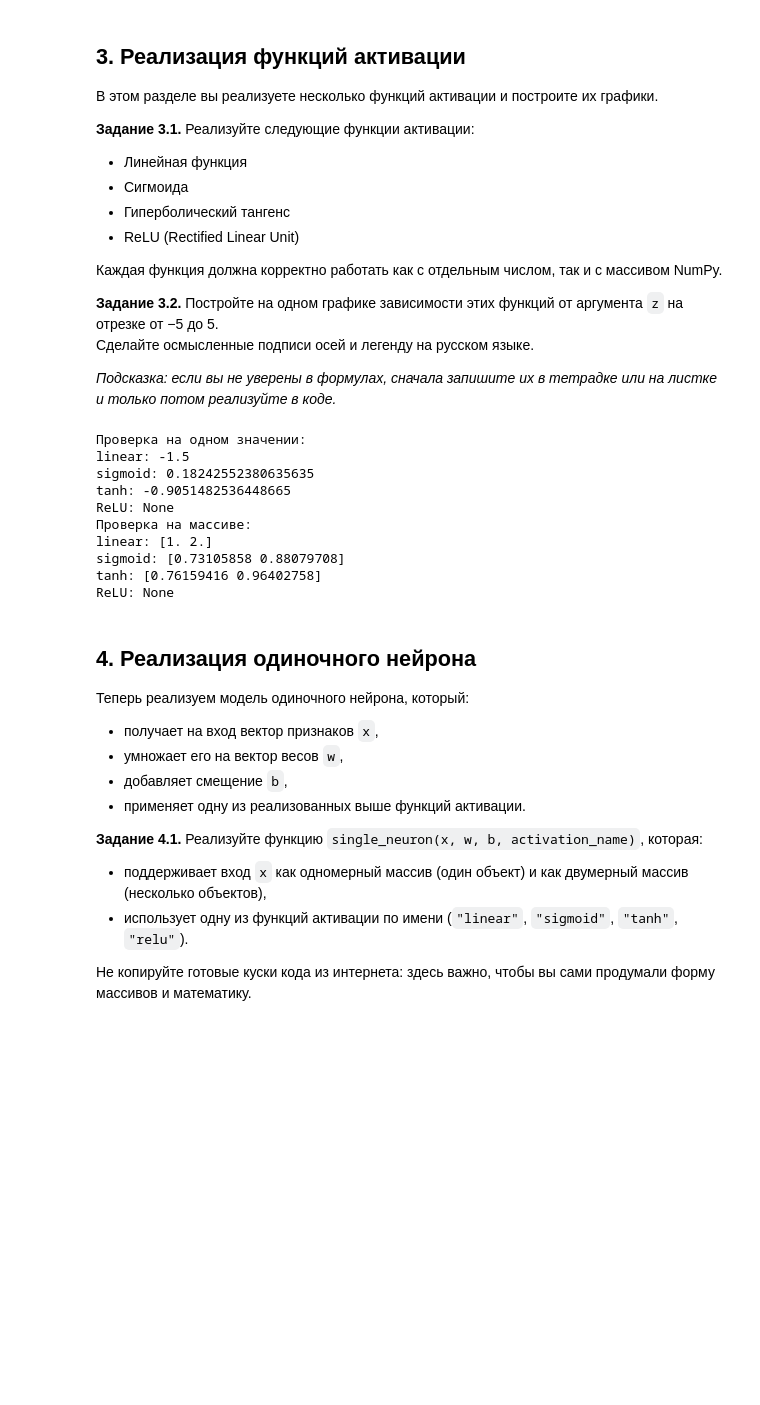
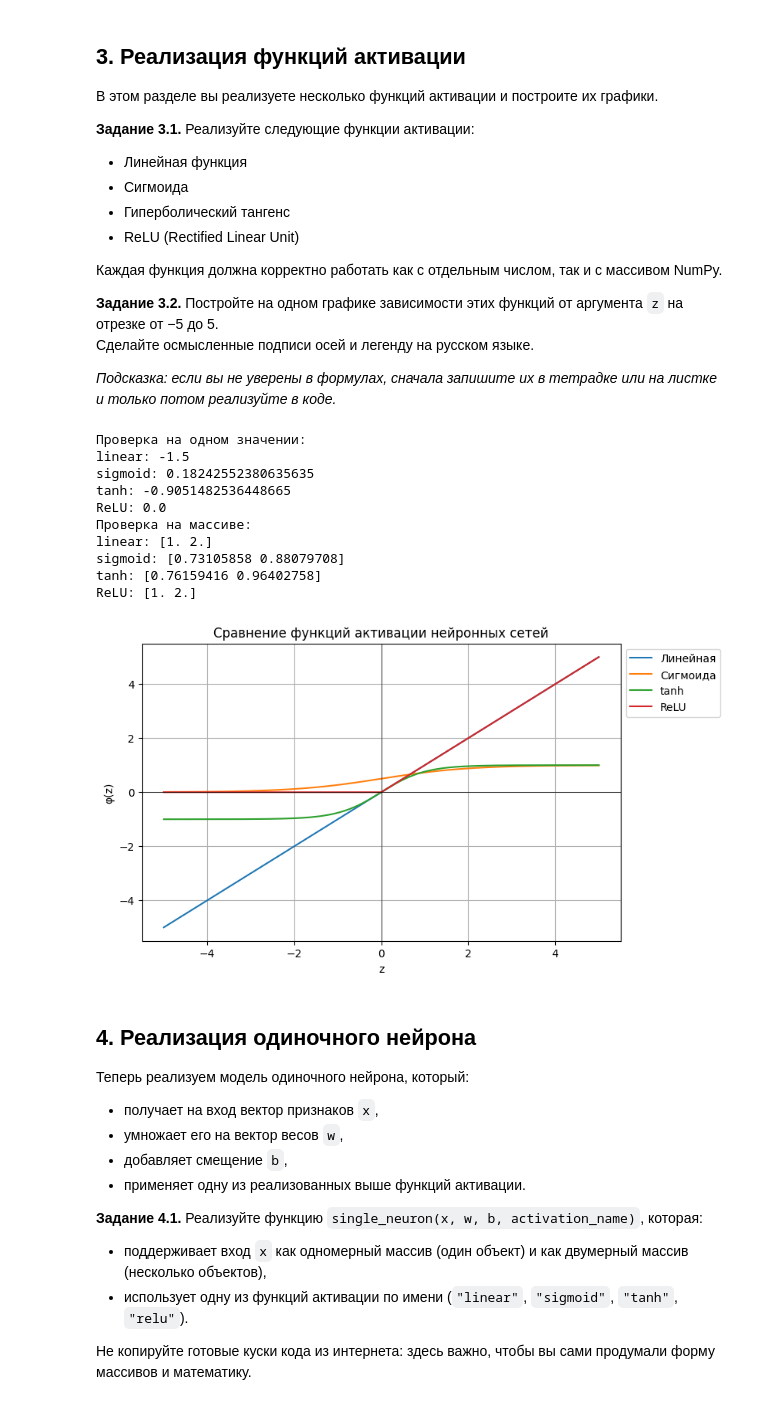
Before and after one commit to PashaArtemev/AIEducationVUZ, a Jupyter notebook: lab1_task_KII.ipynb, the cells around one changed output. Drawn from its saved outputs; the diff is of its cells as text; code cells hidden in the pictures; blank space fills up the shorter version.

```diff
--- a/lab1_task_KII.ipynb
+++ b/lab1_task_KII.ipynb
@@ -120,19 +120,28 @@ def activation_linear(z):
     return z
 
 def activation_sigmoid(z):
-    """Сигмоида."""
+    """Сигмоида.
+    1 / (1 + e^(-z))
+    (0; 1)
+    """
     # TODO: реализуйте сигмоидную функцию
     return 1 / (1 + np.exp(-z))
 
 def activation_tanh(z):
-    """Гиперболический тангенс."""
+    """Гиперболический тангенс.
+    (e^z - e^(-z)) / (e^z + e^(-z))
+    (-1; 1)
+    """
     # TODO: реализуйте tanh через np.tanh
     return np.tanh(z)
 
 def activation_relu(z):
-    """Функция ReLU."""
-    # TODO: реализуйте ReLU через np.maximum
-    np.maximum(0, z)
+    """Функция ReLU.
+    max(0, z)
+    [0; +inf]
+    """
+    z = np.array(z)
+    return np.maximum(0, z)
 
 # Простейшая самопроверка на одном числе
 test_value = -1.5
@@ -154,31 +163,38 @@ print("ReLU:", activation_relu(test_array))
 linear: -1.5
 sigmoid: 0.18242552380635635
 tanh: -0.9051482536448665
-ReLU: None
+ReLU: 0.0
 Проверка на массиве:
 linear: [1. 2.]
 sigmoid: [0.73105858 0.88079708]
 tanh: [0.76159416 0.96402758]
-ReLU: None
+ReLU: [1. 2.]
 # %%
 # ПОСТРОЙКА ГРАФИКОВ ФУНКЦИЙ АКТИВАЦИИ
+import numpy as np
+import matplotlib.pyplot as plt
+
+
 
 z = np.linspace(-5, 5, 400)
 
 plt.figure(figsize=(8, 5))
 plt.plot(z, activation_linear(z), label="Линейная")
 plt.plot(z, activation_sigmoid(z), label="Сигмоида")
 plt.plot(z, activation_tanh(z), label="tanh")
 plt.plot(z, activation_relu(z), label="ReLU")
 
+
 plt.axhline(0, color="black", linewidth=0.5)
 plt.axvline(0, color="black", linewidth=0.5)
 plt.xlabel("z")
 plt.ylabel("φ(z)")
-plt.title("Функции активации (заполните сами)")
-plt.legend()
+plt.title("Сравнение функций активации нейронных сетей")
+plt.legend(bbox_to_anchor=(1, 1))
 plt.grid(True)
 plt.show()
+# %% [output]
+[figure, added]
 # %% [markdown]
 ## 4. Реализация одиночного нейрона
 
```
Also changed, not shown: parts of 7 cells of this notebook.
